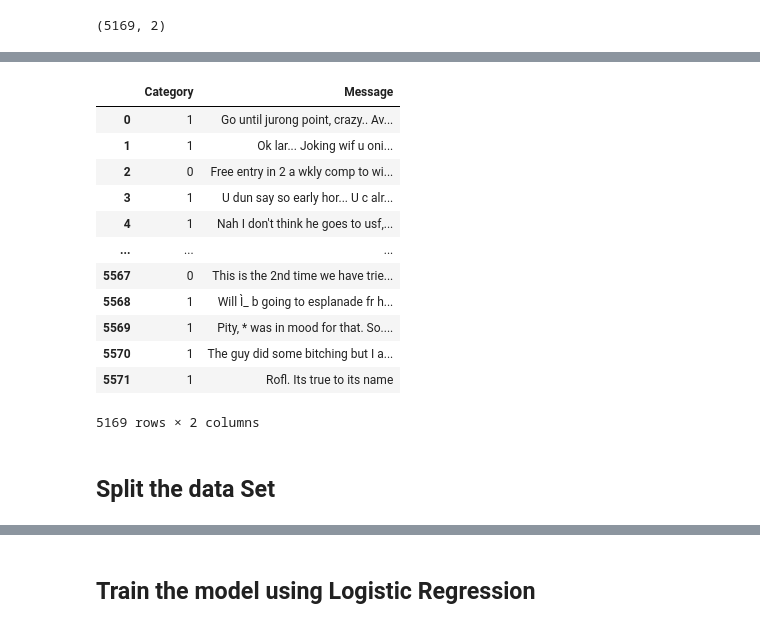
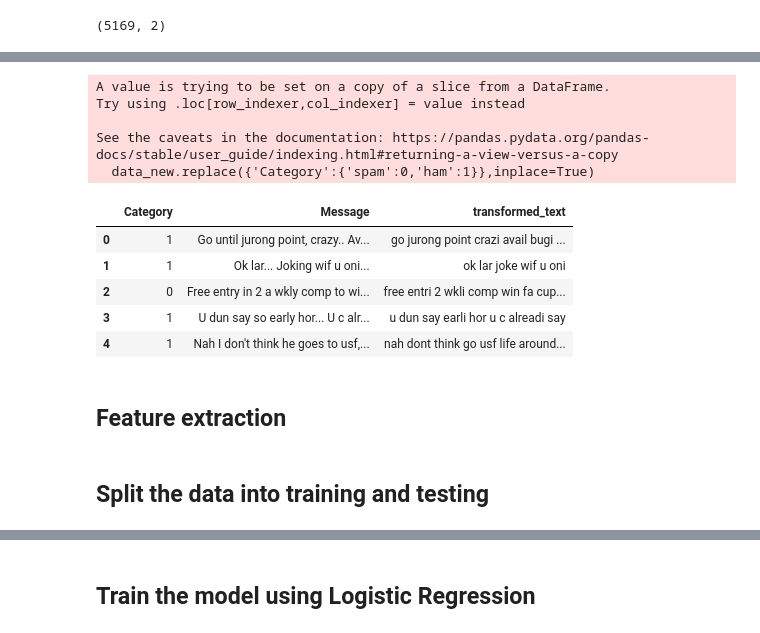
Before and after one commit to Selani00/Spam-Email-Detection-ML, a Jupyter notebook: Group11_SpamDetection.ipynb, the cells around one changed output, grey strips where cells are left out. Drawn from its saved outputs; the diff is of its cells as text; code cells hidden in the pictures.

```diff
--- a/Group11_SpamDetection.ipynb
+++ b/Group11_SpamDetection.ipynb
@@ -101,0 +107,21 @@ data_new.shape
+# %%
+
+def preprocess_text(text):
+    # Remove punctuation
+    text = ''.join([char for char in text if char not in string.punctuation])
+
+    # Tokenization
+    tokens = word_tokenize(text)
+
+    # Remove stopwords
+    tokens = [word for word in tokens if word.lower() not in set(stopwords.words('english'))]
+
+    # Lemmatization
+    lemmatizer = WordNetLemmatizer()
+    tokens = [lemmatizer.lemmatize(word) for word in tokens]
+
+    # Stemming
+    stemmer = PorterStemmer()
+    tokens = [stemmer.stem(word) for word in tokens]
+
+    return ' '.join(tokens)
@@ -101,0 +144,3 @@ data_new.shape
+# %%
+data_new['transformed_text']=data_new['Message'].apply(preprocess_text)
+data_new.head()
@@ -102,17 +159,17 @@ data_new.shape
 # %%
 data_new.replace({'Category':{'spam':0,'ham':1}},inplace=True)
-data_new
+data_new.head()
 # %% [output]
+A value is trying to be set on a copy of a slice from a DataFrame.
+Try using .loc[row_indexer,col_indexer] = value instead
+
+See the caveats in the documentation: https://pandas.pydata.org/pandas-docs/stable/user_guide/indexing.html#returning-a-view-versus-a-copy
+  data_new.replace({'Category':{'spam':0,'ham':1}},inplace=True)
-|  | Category | Message |
-| 0 | 1 | Go until jurong point, crazy.. Av... |
-| 1 | 1 | Ok lar... Joking wif u oni... |
-| 2 | 0 | Free entry in 2 a wkly comp to wi... |
-| 3 | 1 | U dun say so early hor... U c alr... |
-| 4 | 1 | Nah I don't think he goes to usf,... |
-| ... | ... | ... |
-| 5567 | 0 | This is the 2nd time we have trie... |
-| 5568 | 1 | Will Ì_ b going to esplanade fr h... |
-| 5569 | 1 | Pity, * was in mood for that. So.... |
-| 5570 | 1 | The guy did some bitching but I a... |
-| 5571 | 1 | Rofl. Its true to its name |
+|  | Category | Message | transformed_text |
+| 0 | 1 | Go until jurong point, crazy.. Av... | go jurong point crazi avail bugi ... |
+| 1 | 1 | Ok lar... Joking wif u oni... | ok lar joke wif u oni |
+| 2 | 0 | Free entry in 2 a wkly comp to wi... | free entri 2 wkli comp win fa cup... |
+| 3 | 1 | U dun say so early hor... U c alr... | u dun say earli hor u c alreadi say |
+| 4 | 1 | Nah I don't think he goes to usf,... | nah dont think go usf life around... |
-5169 rows × 2 columns
+# %% [markdown]
+## Feature extraction
@@ -119,4 +182,4 @@ data_new
 # %% [markdown]
-## Split the data Set
+## Split the data into training and testing
 # %%
 from sklearn.model_selection import train_test_split
```
Also changed, not shown: parts of 48 cells of this notebook, 4 other files.
